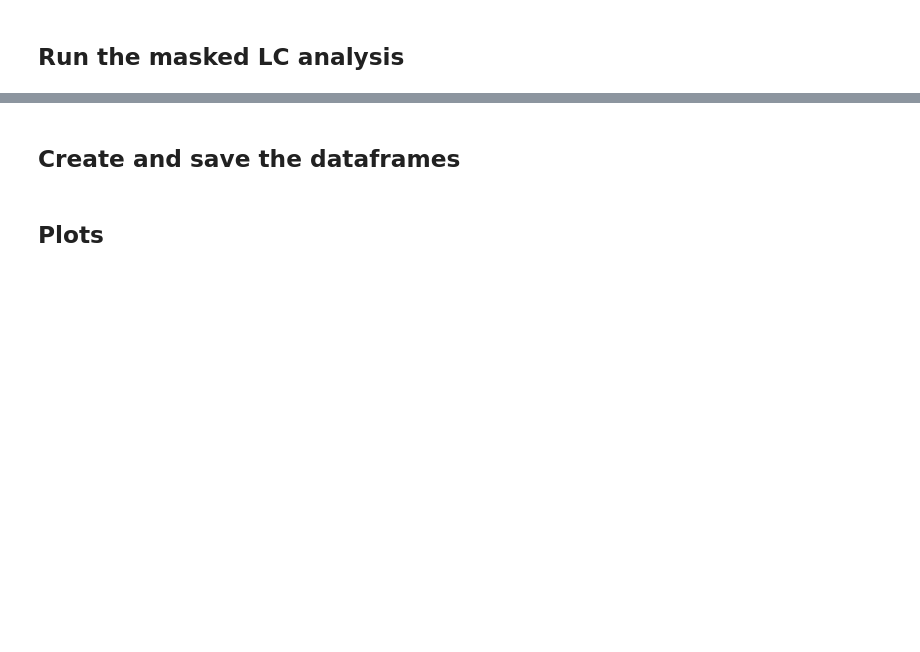
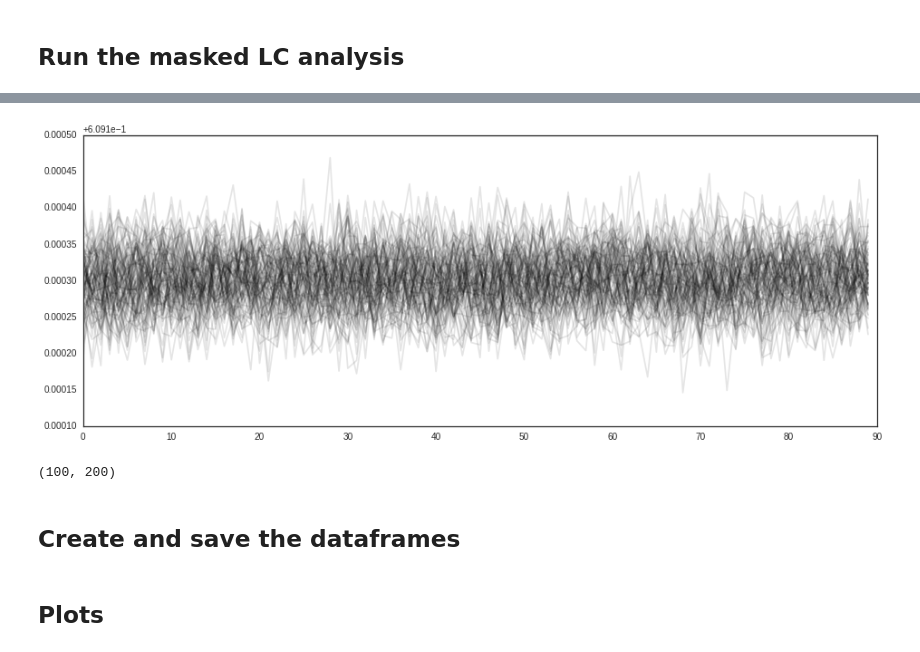
Before and after one commit to hpparvi/Parviainen-2015-TrES-3b-OSIRIS, a Jupyter notebook: 003a_bb_wn.ipynb, the cells around one changed output, grey strips where cells are left out. Saved outputs shown, nothing was run; the diff lists cells and outputs as text; code cells hidden in the pictures; blank space fills up the shorter version.

```diff
--- a/003a_bb_wn.ipynb
+++ b/003a_bb_wn.ipynb
@@ -87,3 +103,13 @@ pe_m.run_mcmc()
+# %%
+fig,ax = subplots(1,1)
+ax.plot(pe_m.chain[:,20::2,0].T, 'k', alpha=0.1)
+fig.tight_layout()
+# %% [output]
+[figure, added]
+# %%
+pe_m.chain[:,::,0].shape
+# %% [output]
+(100, 200)
 # %% [markdown]
 ## Create and save the dataframes
 # %%
```
Also changed, not shown: parts of 9 cells of this notebook, 4 other files.
